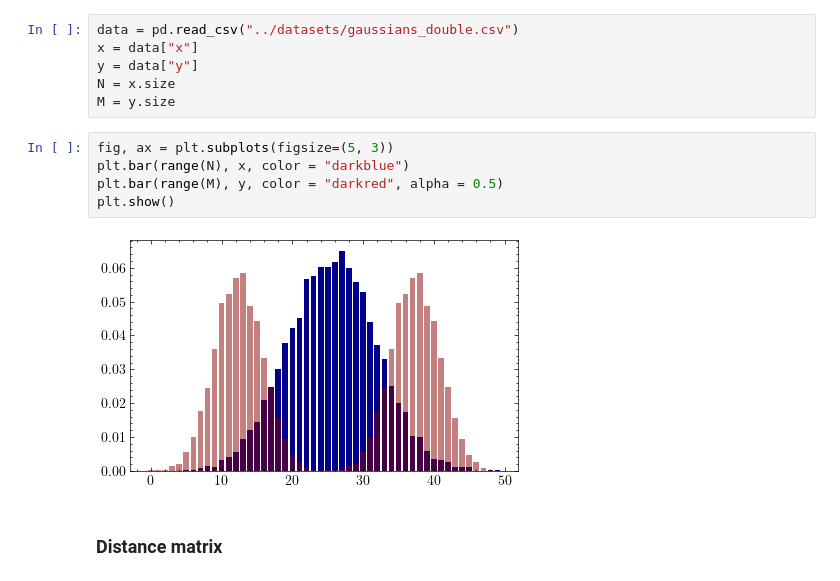
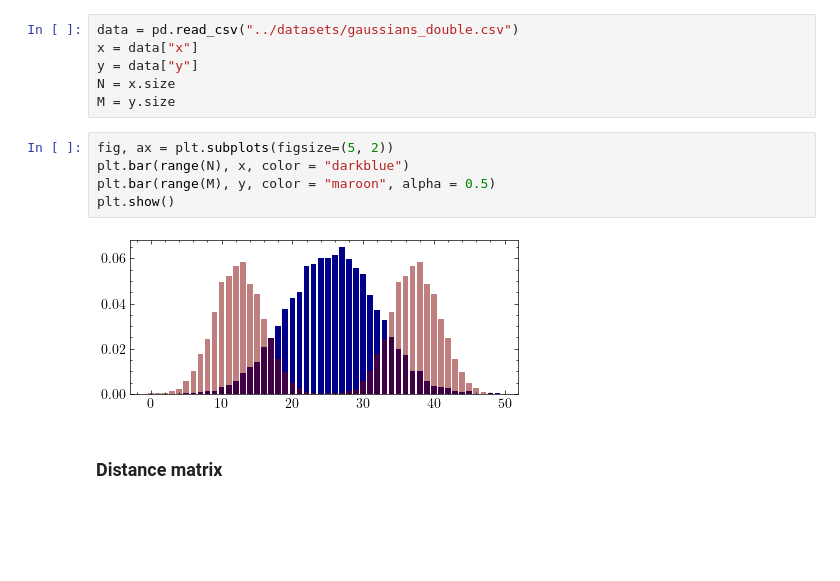
Before and after one commit to istmarc/optimal-transport, a Jupyter notebook: semi-discrete/Gradient ascent.ipynb, the cells around one changed output. Saved outputs shown, nothing was run; the diff lists cells and outputs as text; blank space fills up the shorter version.

```diff
--- a/semi-discrete/Gradient ascent.ipynb
+++ b/semi-discrete/Gradient ascent.ipynb
@@ -39,12 +39,12 @@ y = data["y"]
 N = x.size
 M = y.size
 # %%
-fig, ax = plt.subplots(figsize=(5, 3))
+fig, ax = plt.subplots(figsize=(5, 2))
 plt.bar(range(N), x, color = "darkblue")
-plt.bar(range(M), y, color = "darkred", alpha = 0.5)
+plt.bar(range(M), y, color = "maroon", alpha = 0.5)
 plt.show()
 # %% [output]
-[figure, old version]
+[figure, new version]
 # %% [markdown]
 ### Distance matrix
 # %% [markdown]
```
Also changed, not shown: parts of 5 cells of this notebook.
